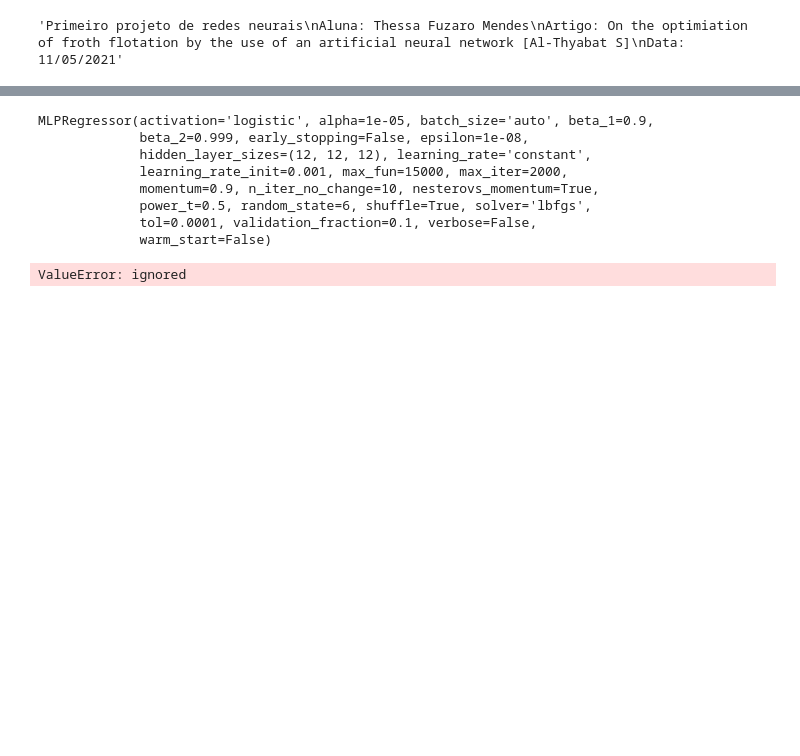
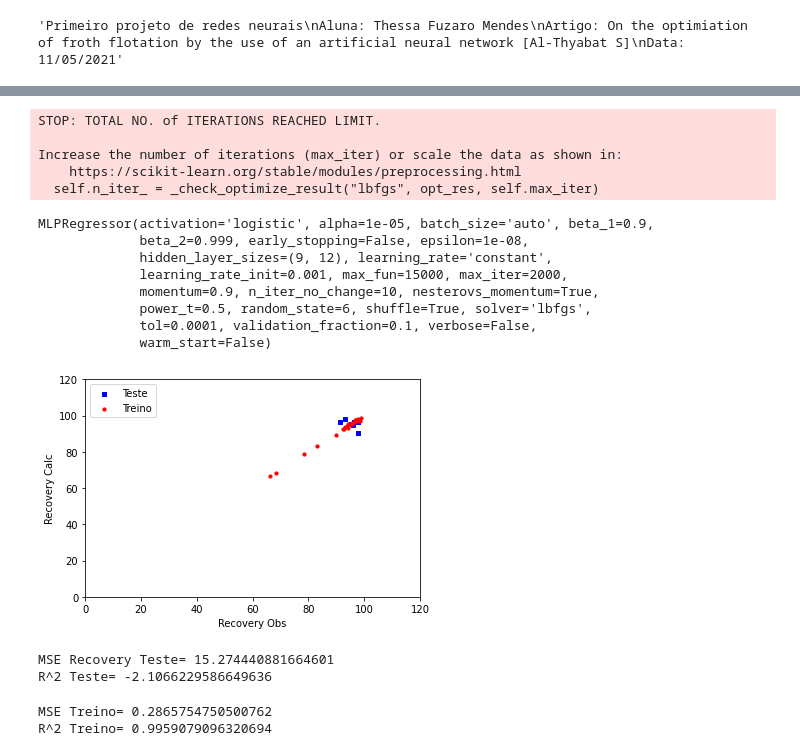
Before and after one commit to thessafuzaro/ANN, a Jupyter notebook: Projeto_Thessa_versao_4.ipynb, the cells around one changed output, grey strips where cells are left out. Drawn from its saved outputs; the diff is of its cells as text; code cells hidden in the pictures; blank space fills up the shorter version.

```diff
--- a/Projeto_Thessa_versao_4.ipynb
+++ b/Projeto_Thessa_versao_4.ipynb
@@ -106,50 +105,67 @@ Y_Test= Scaler_Y.transform(Y_Test)
 # %%
 #Definindo a Rede Neural
 model = MLPRegressor(solver='lbfgs',activation='logistic',alpha=1e-5,max_iter=2000,
-                     hidden_layer_sizes=(12,12,12),random_state=6)
+                     hidden_layer_sizes=(9,12),random_state=6)
 # %%
 #Treinando a Rede Neural
 model.fit(X_Train, Y_Train)
 # %% [output]
-MLPRegressor(activation='logistic', alpha=1e-05, batch_size='auto', beta_1=0.9,
-             beta_2=0.999, early_stopping=False, epsilon=1e-08,
-             hidden_layer_sizes=(12, 12, 12), learning_rate='constant',
-             learning_rate_init=0.001, max_fun=15000, max_iter=2000,
-             momentum=0.9, n_iter_no_change=10, nesterovs_momentum=True,
-             power_t=0.5, random_state=6, shuffle=True, solver='lbfgs',
-             tol=0.0001, validation_fraction=0.1, verbose=False,
-             warm_start=False)
+STOP: TOTAL NO. of ITERATIONS REACHED LIMIT.
+
+Increase the number of iterations (max_iter) or scale the data as shown in:
+    https://scikit-learn.org/stable/modules/preprocessing.html
+  self.n_iter_ = _check_optimize_result("lbfgs", opt_res, self.max_iter)
+MLPRegressor(activation='logistic', alpha=1e-05, batch_size='auto', beta_1=0.9,
+             beta_2=0.999, early_stopping=False, epsilon=1e-08,
+             hidden_layer_sizes=(9, 12), learning_rate='constant',
+             learning_rate_init=0.001, max_fun=15000, max_iter=2000,
+             momentum=0.9, n_iter_no_change=10, nesterovs_momentum=True,
+             power_t=0.5, random_state=6, shuffle=True, solver='lbfgs',
+             tol=0.0001, validation_fraction=0.1, verbose=False,
+             warm_start=False)
 # %%
 # Usando a rede neural treina em calculos para treino e teste
 Y_Calc_Train=model.predict(X_Train)
 Y_Calc_Test=model.predict(X_Test)
 # %%
- #Transformando a saida da rede na forma original
-Y_Obs_Train=Scaler_Y.inverse_transform(np.array(Y_Train).reshape(0,1))
-Y_Obs_Test=Scaler_Y.inverse_transform(np.array(Y_Test).reshape(0,1))
-Y_Calc_Train=Scaler_Y.inverse_transform(Y_Calc_Train)
-Y_Calc_Test=Scaler_Y.inverse_transform(Y_Calc_Test)
+#Transformando a saida da rede na forma original
+Y_Obs_Train=Scaler_Y.inverse_transform(np.array(Y_Train).reshape(-1,2))
+Y_Obs_Test=Scaler_Y.inverse_transform(np.array(Y_Test).reshape(-1,2))
+Y_Calc_Train=Scaler_Y.inverse_transform(Y_Calc_Train.reshape(-1,2))
+Y_Calc_Test=Scaler_Y.inverse_transform(Y_Calc_Test.reshape(-1,2))
-# %% [output]
-ValueError: ignored
+# %%
+#Separando a resposta Recovery para treino e teste dos dados observados e calculados
+Y_Obs_Train_Recovery=Y_Obs_Train[:,0]
+Y_Obs_Test_Recovery=Y_Obs_Test[:,0]
+Y_Calc_Train_Recovery=Y_Calc_Train[:,0]
+Y_Calc_Test_Recovery=Y_Calc_Test[:,0]
 # %%
-# Expressando os dois dados em figura
+# Expressando os dois dados em figura para a resposta Recovery
 fig = plt.figure()
 ax1 = fig.add_subplot(111)
-ax1.scatter(Y_Obs_Test, Y_Calc_Test, s=10, c='b', marker="s", label='Teste')
-ax1.scatter(Y_Obs_Train, Y_Calc_Train, s=10, c='r', marker="o", label='Traino')
-plt.legend(loc='upperleft')
-plt.xlim([0,3500])
-plt.ylim([0,3500])
+ax1.scatter(Y_Obs_Test_Recovery, Y_Calc_Test_Recovery, s=10, c='b', marker="s", label='Teste')
+ax1.scatter(Y_Obs_Train_Recovery, Y_Calc_Train_Recovery, s=10, c='r', marker="o", label='Treino')
+plt.legend(loc='upper left')
+plt.xlim([0,120])
+plt.ylim([0,120])
 plt.ylabel('Recovery Calc')
 plt.xlabel('Recovery Obs')
 plt.show()
+# %% [output]
+[figure, added]
 # %%
-MSE_Recovery_Test=mean_squared_error(Obs_Test_Recovery,Calc_Test_Recovery)
-print("MSE Recovery Teste=",MSE_Recovery_Test)
-R2_Recovery_Test=r2_score(Obs_Test_Recovery,Calc_Test_Recovery)
-print("R^2 Recovery Teste=",R2_Recovery_Test)
+MSE_Test_Recovery=mean_squared_error(Y_Obs_Test_Recovery,Y_Calc_Test_Recovery)
+print("MSE Recovery Teste=",MSE_Test_Recovery)
+R2_Test_Recovery=r2_score(Y_Obs_Test_Recovery,Y_Calc_Test_Recovery)
+print("R^2 Teste=",R2_Test_Recovery)
+# %% [output]
+MSE Recovery Teste= 15.274440881664601
+R^2 Teste= -2.1066229586649636
 # %%
-MSE_Recovery_Train=mean_squared_error(Obs_Train_Recovery,Calc_Train_Recovery)
-print("MSE Recovery Treino=",MSE_Recovery_Train)
-R2_Recovery_Train=r2_score(Obs_Train_Recovery,Calc_Train_Recovery)
-print("R^2 Recovery Treino=",R2_Recovery_Train)
+MSE_Train_Recovery=mean_squared_error(Y_Obs_Train_Recovery,Y_Calc_Train_Recovery)
+print("MSE Treino=",MSE_Train_Recovery)
+R2_Train_Recovery=r2_score(Y_Obs_Train_Recovery,Y_Calc_Train_Recovery)
+print("R^2 Treino=",R2_Train_Recovery)
+# %% [output]
+MSE Treino= 0.2865754750500762
+R^2 Treino= 0.9959079096320694
```
Also changed, not shown: parts of 11 cells of this notebook.
